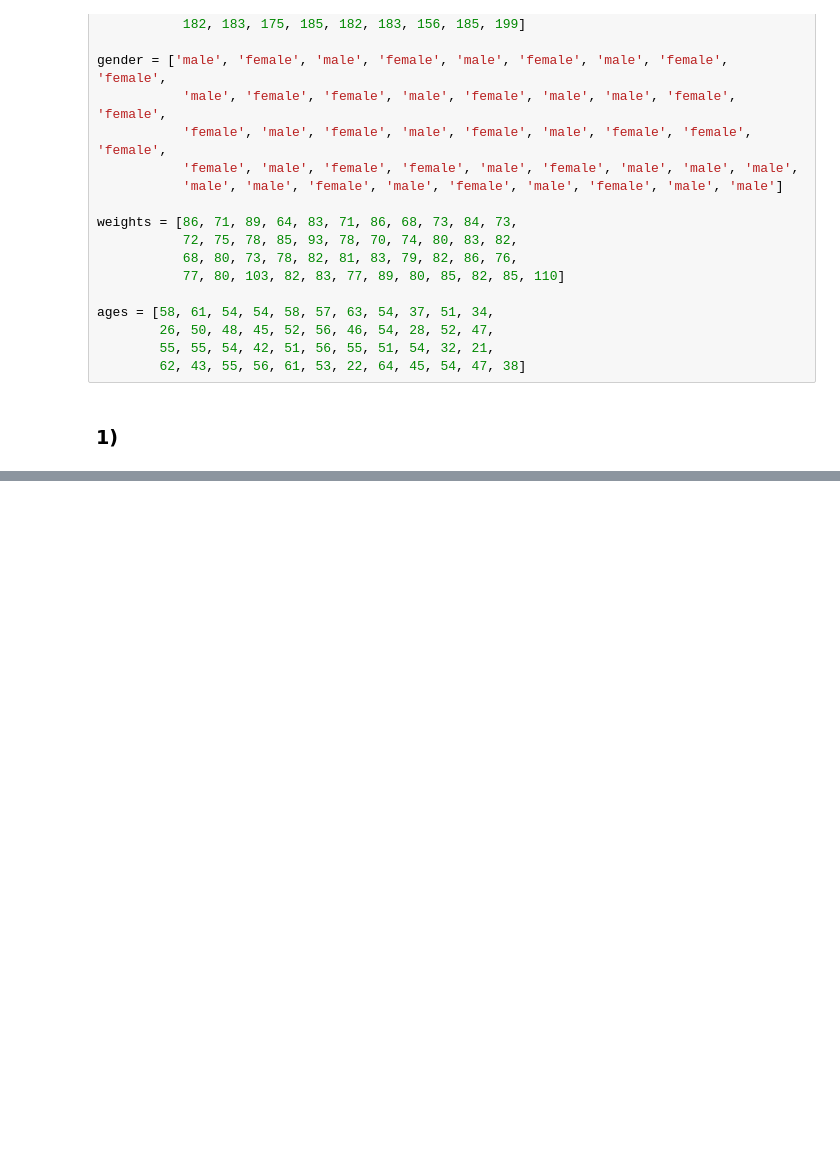
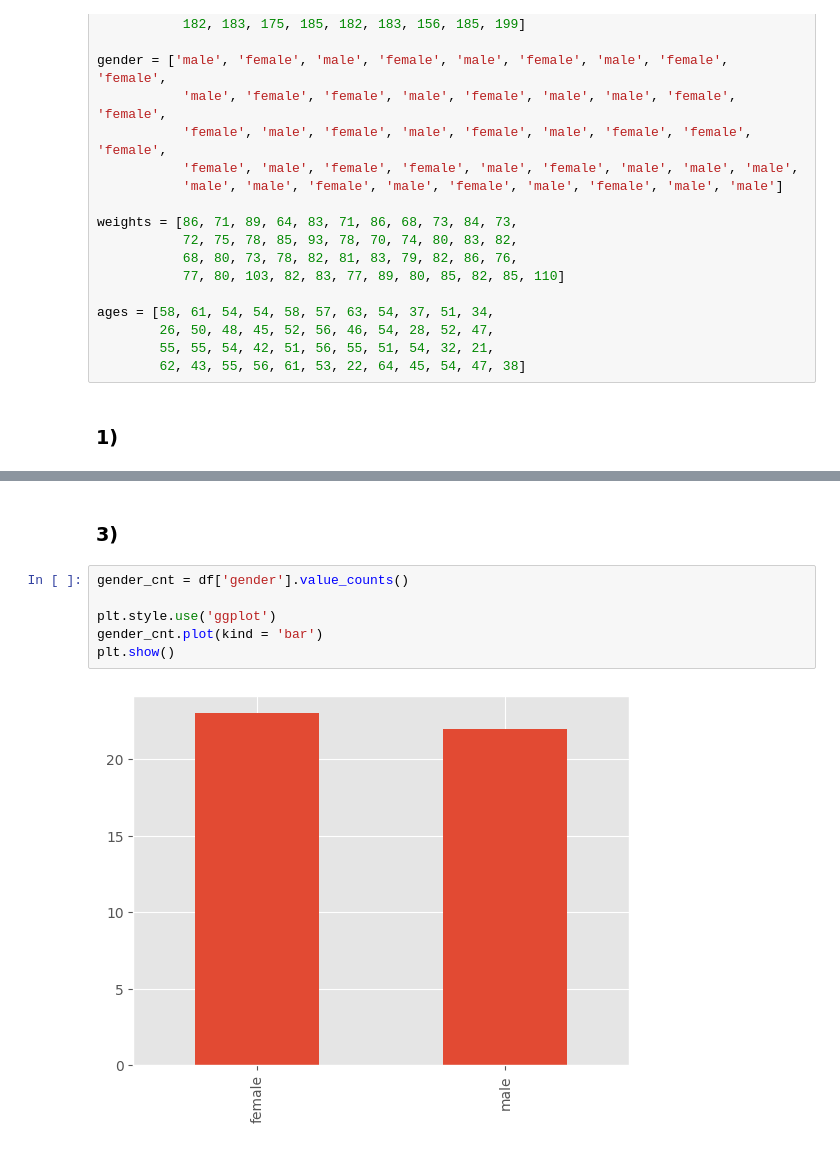
Before and after one commit to ConstantinePluss/Python, a Jupyter notebook: Chapter 3/Глава 3_1.ipynb, the cells around one changed output, grey strips where cells are left out. Cells and saved outputs as stored; diff of their text form; blank space fills up the shorter version.

```diff
--- a/Chapter 3/Глава 3_1.ipynb
+++ b/Chapter 3/Глава 3_1.ipynb
@@ -126,0 +154,10 @@ plt.show()
+# %% [markdown]
+### 3)
+# %%
+gender_cnt = df['gender'].value_counts()
+
+plt.style.use('ggplot')
+gender_cnt.plot(kind = 'bar')
+plt.show()
+# %% [output]
+[figure, added]
```
Also changed, not shown: parts of 13 cells of this notebook.
